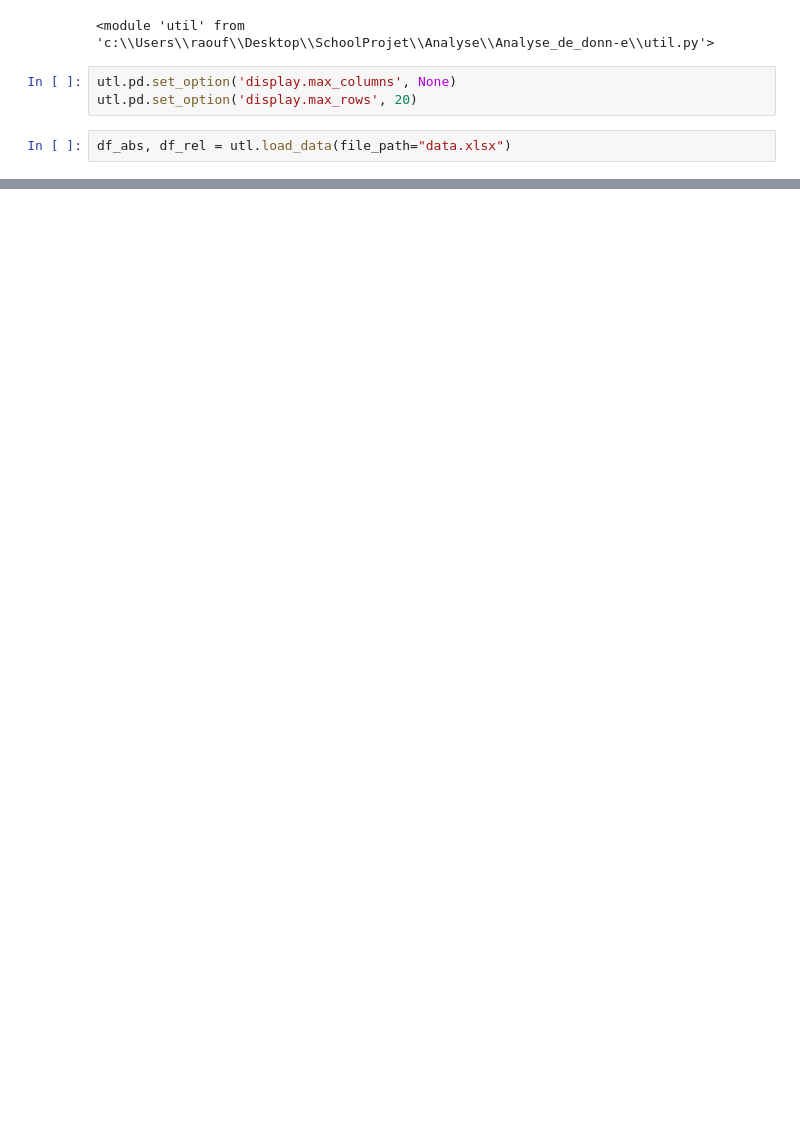
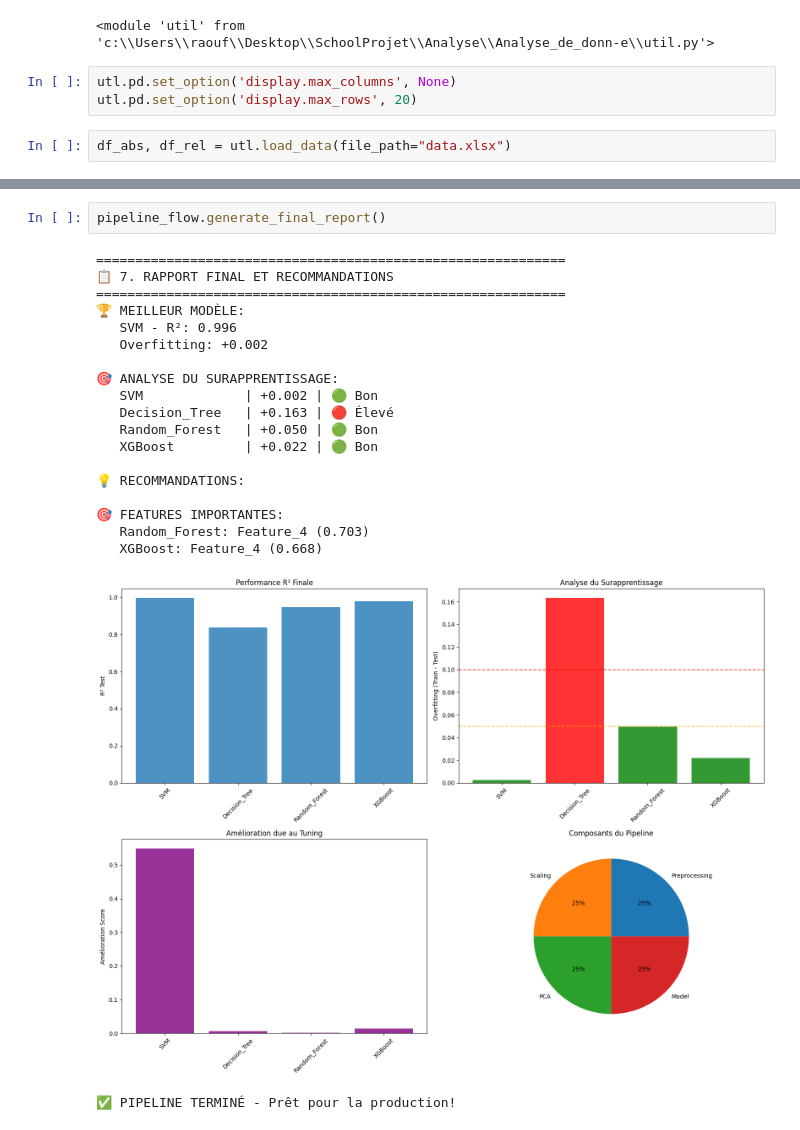
Before and after one commit to Bl4ckFlow/Analyse_de_donn-e, a Jupyter notebook: script.ipynb, the cells around one changed output, grey strips where cells are left out. Saved outputs shown, nothing was run; the diff lists cells and outputs as text; blank space fills up the shorter version.

Commit message:
Probably Finalized

```diff
--- a/script.ipynb
+++ b/script.ipynb
@@ -177,0 +256,23 @@ utl.correlation_between_vars(df_rel)
+# %%
+pipeline_flow.generate_final_report()
+# %% [output]
+============================================================
+📋 7. RAPPORT FINAL ET RECOMMANDATIONS
+============================================================
+🏆 MEILLEUR MODÈLE:
+   SVM - R²: 0.996
+   Overfitting: +0.002
+
+🎯 ANALYSE DU SURAPPRENTISSAGE:
+   SVM             | +0.002 | 🟢 Bon
+   Decision_Tree   | +0.163 | 🔴 Élevé
+   Random_Forest   | +0.050 | 🟢 Bon
+   XGBoost         | +0.022 | 🟢 Bon
+
+💡 RECOMMANDATIONS:
+
+🎯 FEATURES IMPORTANTES:
+   Random_Forest: Feature_4 (0.703)
+   XGBoost: Feature_4 (0.668)
+[figure, added]
+✅ PIPELINE TERMINÉ - Prêt pour la production!
```
Also changed, not shown: parts of 14 cells of this notebook, 2 other files.
